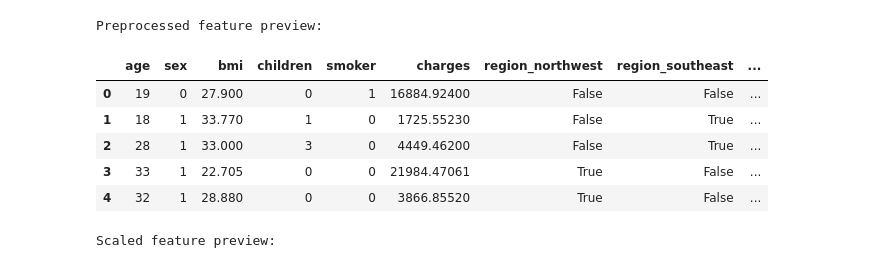
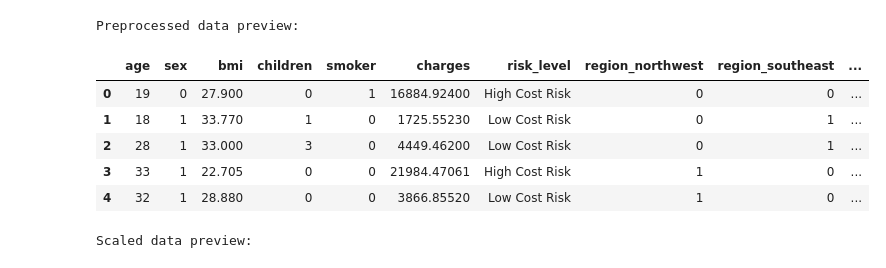
Before and after one commit to HaithamAlduais/SWE485, a Jupyter notebook: Phase1_Data_Exploration.ipynb, the cells around one changed output. Saved outputs shown, nothing was run; the diff lists cells and outputs as text; code cells hidden in the pictures.

```diff
--- a/Phase1_Data_Exploration.ipynb
+++ b/Phase1_Data_Exploration.ipynb
@@ -127,0 +172,16 @@ Duplicate rows: 0
+# %%
+
+# Create the advice target
+# The original target charges is numeric.
+# For advice, we split charges into three cost-risk groups.
+
+risk_names = ["Low Cost Risk", "Medium Cost Risk", "High Cost Risk"]
+
+df["risk_level"] = pd.qcut(
+    df["charges"],
+    q=3,
+    labels=risk_names
+)
+
+print("Risk level distribution:")
+display(df["risk_level"].value_counts().reindex(risk_names).to_frame("count"))
@@ -128,25 +270,41 @@ Duplicate rows: 0
 # %%
-df_prep = df.copy()
 
-df_prep['sex'] = df_prep['sex'].map({'female': 0, 'male': 1})
-df_prep['smoker'] = df_prep['smoker'].map({'no': 0, 'yes': 1})
-df_prep = pd.get_dummies(df_prep, columns=['region'], drop_first=True)
+# Preprocessing
 
-scaled = df_prep.copy()
-scale_cols = ['age', 'bmi', 'children', 'charges']
-scaled[scale_cols] = (scaled[scale_cols] - scaled[scale_cols].mean()) / scaled[scale_cols].std()
+df_clean = df.drop_duplicates().copy()
 
-print('Preprocessed feature preview:')
-display(df_prep.head())
-print()
-print('Scaled feature preview:')
-display(scaled.head())
+# Make sure risk_level exists after removing duplicates
+df_clean["risk_level"] = pd.qcut(
+    df_clean["charges"],
+    q=3,
+    labels=risk_names
+)
+
+# Binary encoding
+df_clean["sex"] = df_clean["sex"].map({"female": 0, "male": 1})
+df_clean["smoker"] = df_clean["smoker"].map({"no": 0, "yes": 1})
+
+# One-hot encoding for region
+df_model = pd.get_dummies(df_clean, columns=["region"], drop_first=True, dtype=int)
+
+# Standardize selected numerical features only
+scale_cols = ["age", "bmi", "children"]
+df_scaled = df_model.copy()
+
+for col in scale_cols:
+    df_scaled[col] = (df_scaled[col] - df_scaled[col].mean()) / df_scaled[col].std()
+
+print("Preprocessed data preview:")
+display(df_model.head())
+
+print("Scaled data preview:")
+display(df_scaled.head())
 # %% [output]
-Preprocessed feature preview:
+Preprocessed data preview:
-|  | age | sex | bmi | children | smoker | charges | region_northwest | region_southeast | ... |
-| 0 | 19 | 0 | 27.900 | 0 | 1 | 16884.92400 | False | False | ... |
-| 1 | 18 | 1 | 33.770 | 1 | 0 | 1725.55230 | False | True | ... |
-| 2 | 28 | 1 | 33.000 | 3 | 0 | 4449.46200 | False | True | ... |
-| 3 | 33 | 1 | 22.705 | 0 | 0 | 21984.47061 | True | False | ... |
-| 4 | 32 | 1 | 28.880 | 0 | 0 | 3866.85520 | True | False | ... |
+|  | age | sex | bmi | children | smoker | charges | risk_level | region_northwest | region_southeast | ... |
+| 0 | 19 | 0 | 27.900 | 0 | 1 | 16884.92400 | High Cost Risk | 0 | 0 | ... |
+| 1 | 18 | 1 | 33.770 | 1 | 0 | 1725.55230 | Low Cost Risk | 0 | 1 | ... |
+| 2 | 28 | 1 | 33.000 | 3 | 0 | 4449.46200 | Low Cost Risk | 0 | 1 | ... |
+| 3 | 33 | 1 | 22.705 | 0 | 0 | 21984.47061 | High Cost Risk | 1 | 0 | ... |
+| 4 | 32 | 1 | 28.880 | 0 | 0 | 3866.85520 | Low Cost Risk | 1 | 0 | ... |
-Scaled feature preview:
+Scaled data preview:
```
Also changed, not shown: parts of 25 cells of this notebook, 8 other files.
